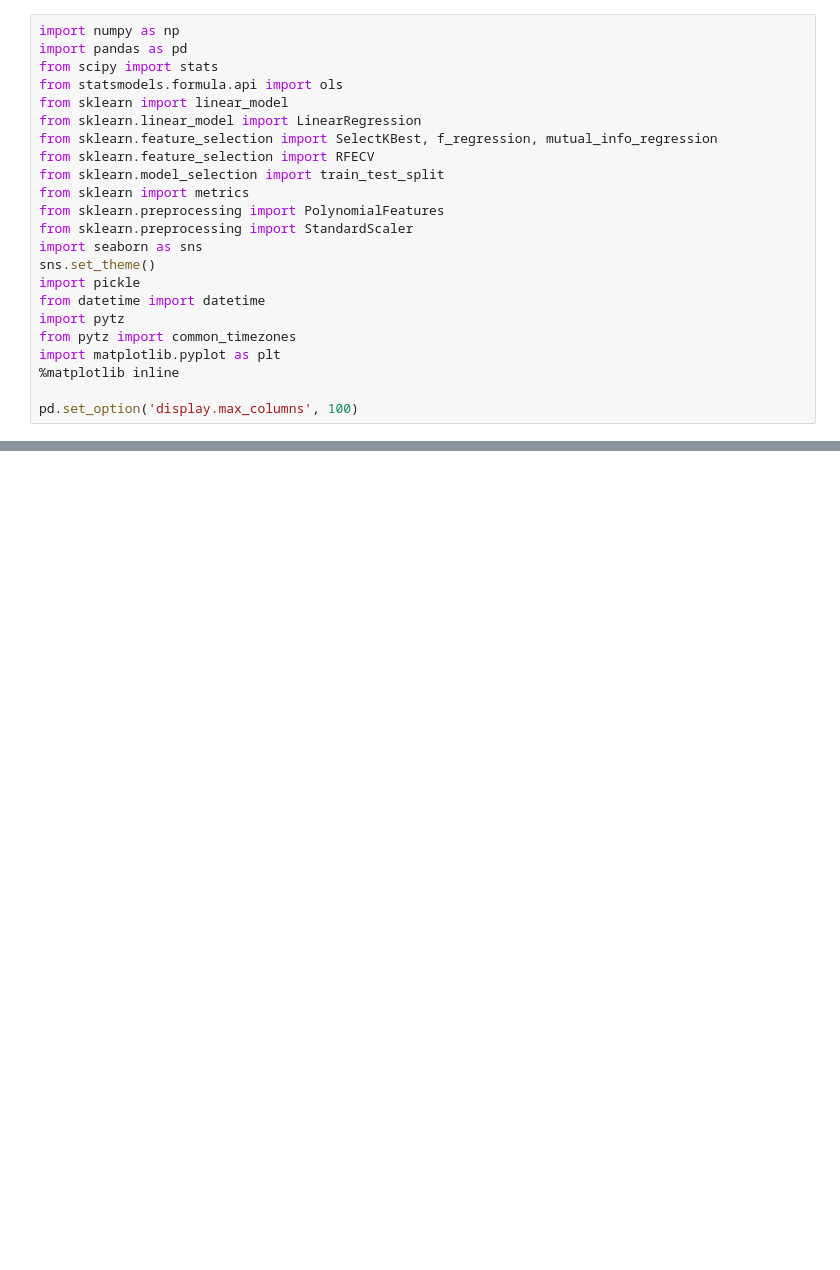
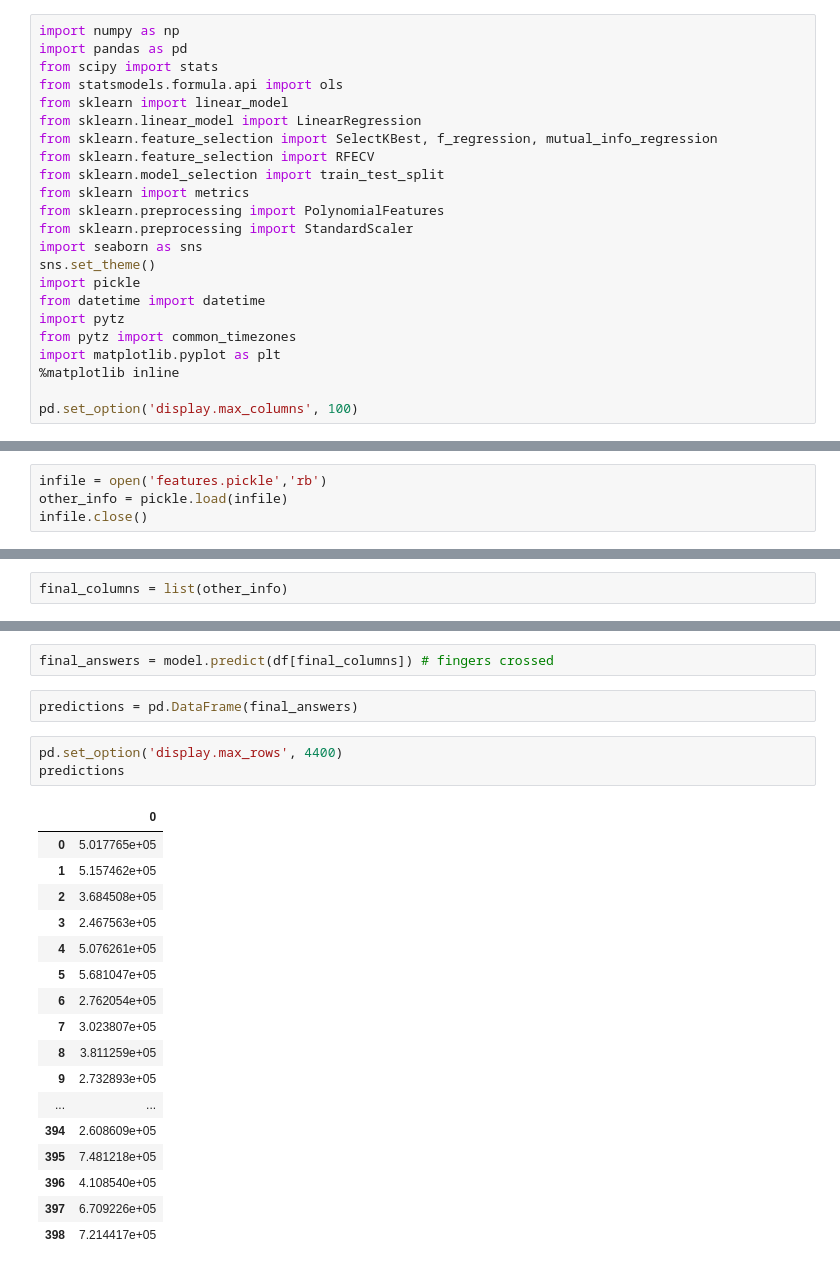
Before and after one commit to mike-flanagan/king_county_property_values_analysis_predictive_model, a Jupyter notebook: KC_Holdout_Data_Predictions.ipynb, the cells around one changed output, grey strips where cells are left out. Cells and saved outputs as stored; diff of their text form; blank space fills up the shorter version.

```diff
--- a/KC_Holdout_Data_Predictions.ipynb
+++ b/KC_Holdout_Data_Predictions.ipynb
@@ -148,0 +217,4 @@ df.drop(columns='id', inplace = True)
+# %%
+infile = open('features.pickle','rb')
+other_info = pickle.load(infile)
+infile.close()
@@ -148,0 +250,2 @@ df.drop(columns='id', inplace = True)
+# %%
+final_columns = list(other_info)
@@ -148,0 +272,25 @@ df.drop(columns='id', inplace = True)
+# %%
+final_answers = model.predict(df[final_columns]) # fingers crossed
+# %%
+predictions = pd.DataFrame(final_answers)
+# %%
+pd.set_option('display.max_rows', 4400)
+predictions
+# %% [output]
+|  | 0 |
+| 0 | 5.017765e+05 |
+| 1 | 5.157462e+05 |
+| 2 | 3.684508e+05 |
+| 3 | 2.467563e+05 |
+| 4 | 5.076261e+05 |
+| 5 | 5.681047e+05 |
+| 6 | 2.762054e+05 |
+| 7 | 3.023807e+05 |
+| 8 | 3.811259e+05 |
+| 9 | 2.732893e+05 |
+| ... | ... |
+| 394 | 2.608609e+05 |
+| 395 | 7.481218e+05 |
+| 396 | 4.108540e+05 |
+| 397 | 6.709226e+05 |
+| 398 | 7.214417e+05 |
```
Also changed, not shown: parts of 14 cells of this notebook, 3 other files.
